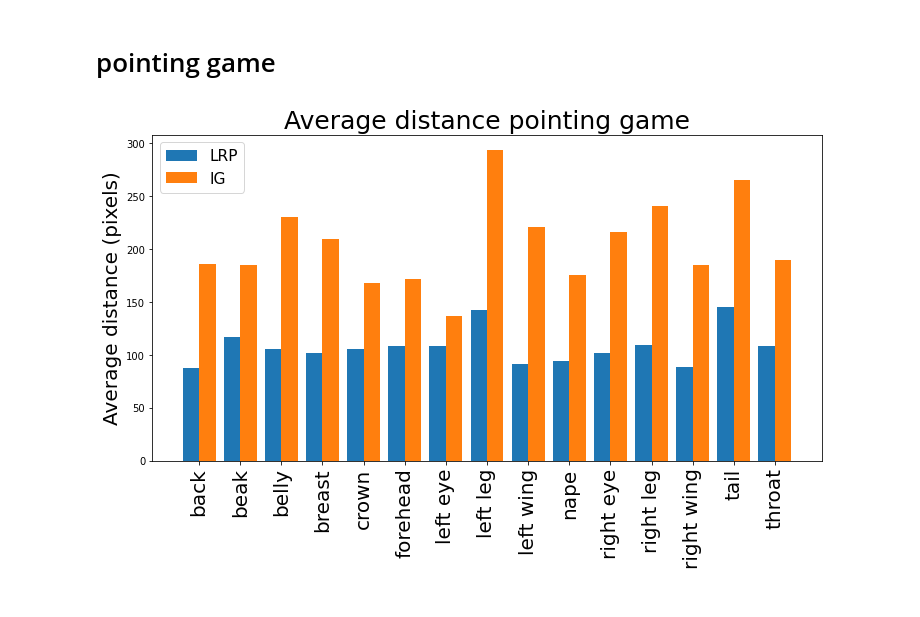
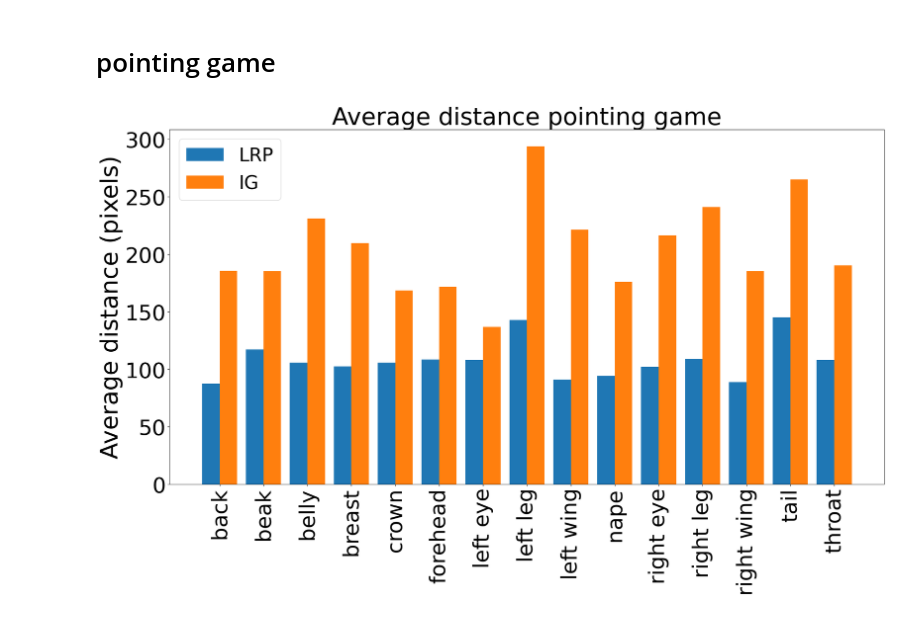
Before and after one commit to JackFurby/explainable-concept-bottleneck-models, a Jupyter notebook: plot.ipynb, the cells around one changed output. Cells and saved outputs as stored; diff of their text form; code cells hidden in the pictures.

```diff
--- a/plot.ipynb
+++ b/plot.ipynb
@@ -27,22 +27,23 @@ plt.show()
 # %%
 LRP_values = [87.42524963093834, 116.99311648778489, 105.91203614106638, 102.30465876586223, 105.83434342642043, 108.43850914269329, 108.12531528159819, 142.83206537797187, 91.05261008420167, 93.99196937577814, 102.27726102497888, 109.18056410105248, 88.86086601422573, 145.17949423872543, 108.0666094956683]
 IG_values = [185.64146140341268, 185.11199550481322, 230.76338457183115, 209.46534304353116, 168.48381208682508, 171.52992068696943, 136.9502227404201, 293.65061079925795, 221.39366375334902, 175.93018222302734, 216.11874397229113, 241.0134672785708, 185.34746061358777, 265.08987216679554, 190.19368745785474]
 part_labels = ("back", "beak", "belly", "breast", "crown", "forehead", "left eye", "left leg", "left wing", "nape", "right eye", "right leg", "right wing", "tail", "throat")
 
 bar_width = 0.4
-fig = plt.subplots(figsize = (12, 6))
+fig = plt.subplots(figsize = (24, 12))
 num_parts = len(part_labels)
 
 ind = np.arange(num_parts)
 
 plt.bar(ind, LRP_values, bar_width, label='LRP')
 plt.bar(ind + bar_width, IG_values, bar_width, label='IG')
 
-plt.ylabel('Average distance (pixels)', fontsize=20)
-plt.title('Average distance pointing game', fontsize=25)
+plt.ylabel('Average distance (pixels)', fontsize=45)
+plt.title('Average distance pointing game', fontsize=45)
 
-plt.xticks(ind + bar_width / 2, part_labels, rotation='vertical', fontsize=20)
-plt.legend(loc='best', prop={'size': 15.5})
+plt.xticks(ind + bar_width / 2, part_labels, rotation='vertical', fontsize=40)
+plt.yticks(fontsize=40)
+plt.legend(loc='best', prop={'size': 35})
 plt.show()
 # %% [output]
-[figure, old version]
+[figure, new version]
```
Also changed, not shown: parts of 1 cell of this notebook, 4 other files.
